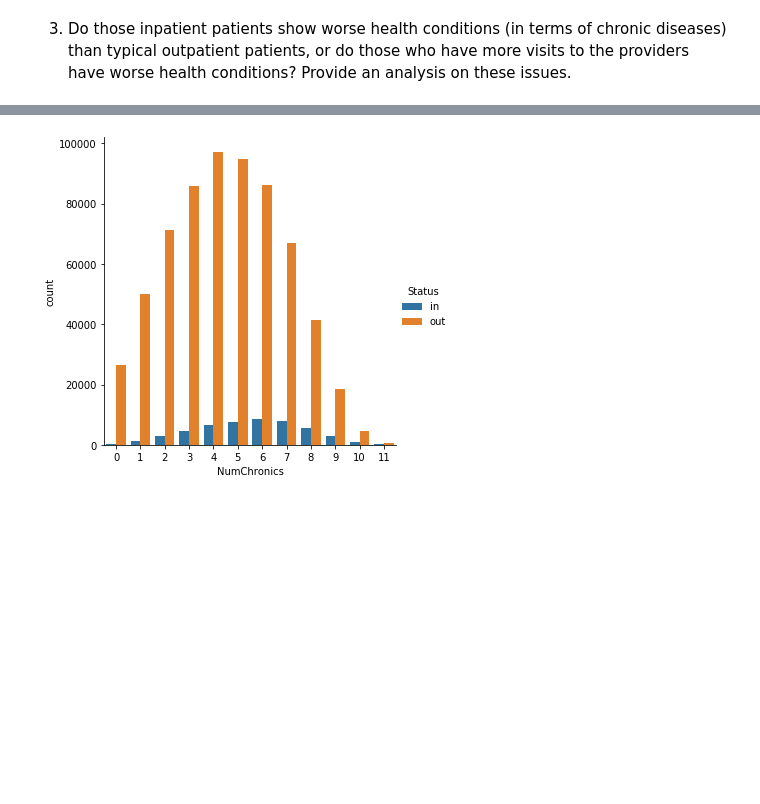
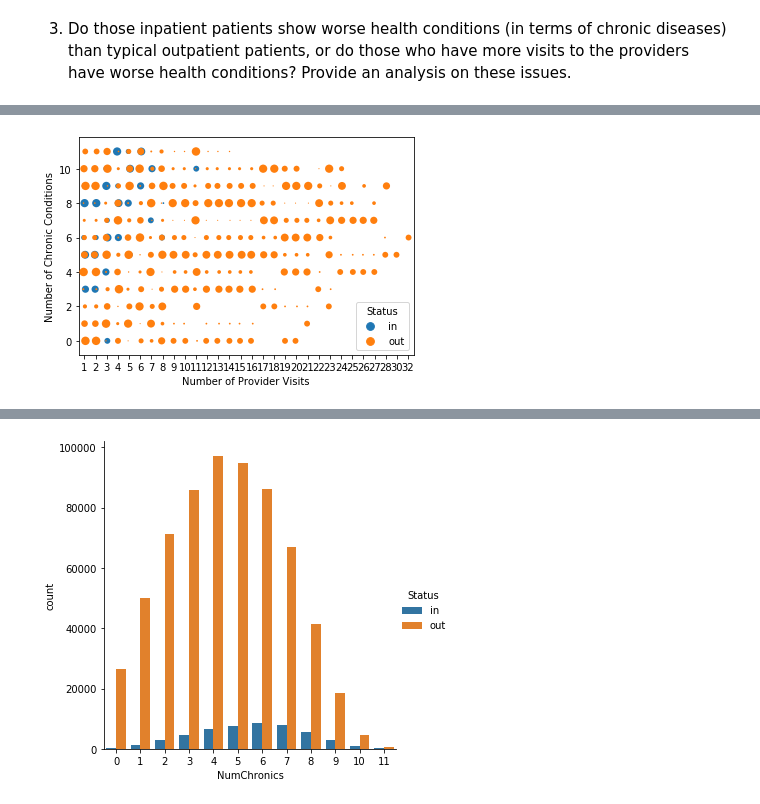
Before and after one commit to DebLeong/HealthCareCapstone, a Jupyter notebook: sam/EDA.ipynb, the cells around one changed output, grey strips where cells are left out. Drawn from its saved outputs; the diff is of its cells as text; code cells hidden in the pictures; blank space fills up the shorter version.

```diff
--- a/sam/EDA.ipynb
+++ b/sam/EDA.ipynb
@@ -207,0 +285,4 @@ Index(['BeneID', 'ClaimID', 'ClaimStartDt', 'ClaimEndDt', 'Provider',
+# %%
+data['AttendingPhysician'] = data['AttendingPhysician'].apply(lambda x: doc_lookup.loc[x][0])
+data['OperatingPhysician'] = data['OperatingPhysician'].apply(lambda x: doc_lookup.loc[x][0])
+data['OtherPhysician'] = data['OtherPhysician'].apply(lambda x: doc_lookup.loc[x][0])
@@ -208,3 +298,5 @@ Index(['BeneID', 'ClaimID', 'ClaimStartDt', 'ClaimEndDt', 'Provider',
+# %%
+data = data.replace({'Dr. Hedwig Meza': ''}, regex=True)
 # %%
 chronicConds = data[['Alzheimer', 'HeartFailure', 'KidneyDisease',
        'Cancer', 'ObstrPulmonary', 'Depression', 'Diabetes', 'IschemicHeart',
@@ -304,0 +463,19 @@ np.unique(train_docs[data.Status=='in'][['AttendingPhysician','OperatingPhysicia
+# %%
+bene_visits = data.groupby(['BeneID','NumChronics','Status'])['Provider'].count().reset_index()
+# .agg({
+#     'Provider' : 'count',
+#     'Alzheimer' : 'sum',
+#     'HeartFailure' : 'sum',
+#     'KidneyDisease' : 'sum',
+#     'Cancer' : 'sum',
+#     'ObstrPulmonary' : 'sum',
+#     'Depression' : 'sum',
+#     'Diabetes' : 'sum',
+#     'IschemicHeart' : 'sum',
+#     'Osteoporasis' : 'sum',
+#     'RheumatoidArthritis' : 'sum',
+#     'Stroke' : 'sum'
+# })
+bene_visits.sample(10)
+
+#bene_visits['total'] =chronic_count.sum(axis=1)
@@ -304,0 +494,3 @@ np.unique(train_docs[data.Status=='in'][['AttendingPhysician','OperatingPhysicia
+# %%
+visits_conds = bene_visits.groupby(['Status','NumChronics','Provider']).count().reset_index()
+visits_conds.sample(4)
@@ -304,0 +503,16 @@ np.unique(train_docs[data.Status=='in'][['AttendingPhysician','OperatingPhysicia
+# %%
+g = sns.stripplot(x='Provider',
+              y='NumChronics',
+                #hue='Status',
+              jitter=0.1,
+              hue = 'Status',
+              size = np.log(visits_conds.BeneID),
+                data=visits_conds)
+
+#g.set(xticklabels = [0,10,20,30,32], horizontalalignment='right');
+#g.set_xticks(range(len(visits_conds))) # <--- set the ticks first
+#g.set_xticklabels([0,10,20,30])
+g.set(xlabel='Number of Provider Visits', ylabel='Number of Chronic Conditions');
+g.figure.savefig("./plots/visits_conds.png",bbox_inches='tight')
+# %% [output]
+[figure, added]
```
Also changed, not shown: parts of 38 cells of this notebook, 2 other files.
